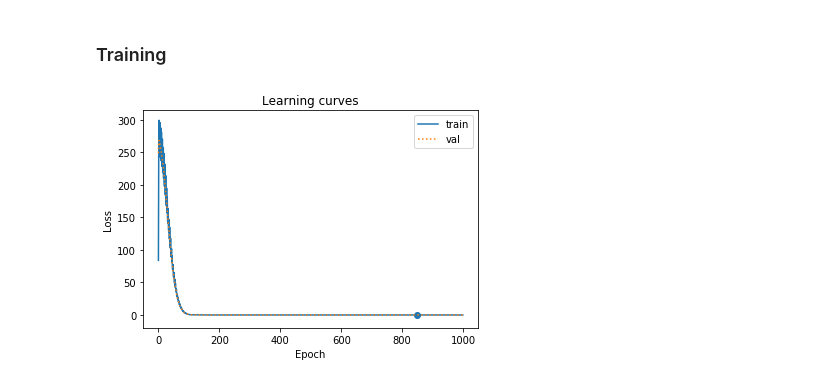
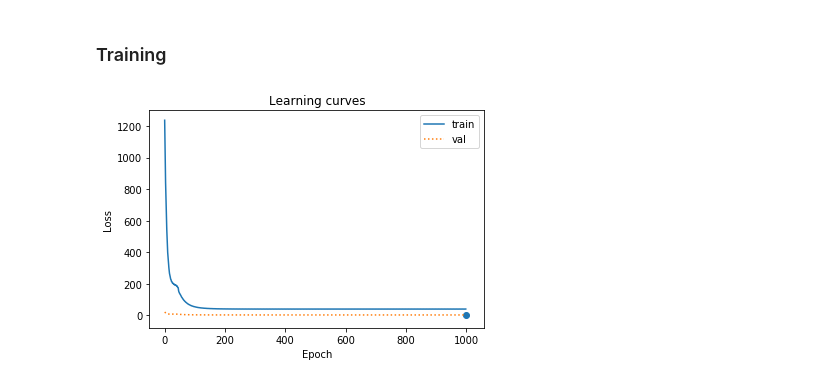
Before and after one commit to bugerry87/fcnn_scratch, a Jupyter notebook: NeuralNetwork.ipynb, the cells around one changed output. Cells and saved outputs as stored; diff of their text form; code cells hidden in the pictures.

```diff
--- a/NeuralNetwork.ipynb
+++ b/NeuralNetwork.ipynb
@@ -117,9 +113,9 @@ print(ReLU.d(np.array([1,-1,5,-5,0])))
 # %%
 import numpy as np
 class Sigmoid:
-    f = lambda x: 1 / (1 + np.exp(-x))
-    def d(x):
-        S = Sigmoid.f(x)
+    f = lambda z: 1 / (1 + np.exp(-z))
+    def d(z):
+        S = Sigmoid.f(z)
         return S * (1 - S)
     pass
 
@@ -313,10 +301,10 @@ def init_params(inp, outp, scale=1, bias=True, init_func=np.random.randn):
 
 def init_network(epochs, batch_size):
     nn = NeuralNetwork(
-        lambda: gen_data(train, epochs, batch_size),
-        lambda: gen_data(val, 1, 1),
+        lambda: gen_EE_data(train, epochs, batch_size),
+        lambda: gen_EE_data(val, 1, 1),
         SOS,
-        SOS
+        RMS
     )
 
     nn.In = FcLayer(init_params(15, 20, scale=2),
@@ -340,7 +328,7 @@ def init_network(epochs, batch_size):
                   clipping=True
                  )
 
-    nn.Out = FcLayer(init_params(10, 1, scale=1),
+    nn.Out = FcLayer(init_params(10, 2, scale=1),
                   Linear,
                   nn.Fc2.poll_forward,
                   nn.Fc2.push_backward,
@@ -348,16 +336,16 @@ def init_network(epochs, batch_size):
                  )
 
     # let's map the model to a dictionery for easy access
-    Model = {
+    nn.model = {
         'In':(nn.In.w, nn.In.b),
         'Fc1':(nn.Fc1.w, nn.Fc1.b),
         'Fc2':(nn.Fc2.w, nn.Fc2.b),
         'Out':(nn.Out.w, nn.Out.b)
     }
-    return nn, Model
+    return nn
 
 #test
-nn, Model = init_network(1, 1)
+nn = init_network(1, 1)
 # %% [markdown]
 ### Save and Load
 
@@ -388,7 +376,7 @@ def copy(nn, model):
 
 def save(model, name):
     with open(name, 'wb') as file:
-        pickle.dump(Model, file)
+        pickle.dump(model, file)
     pass
 
 def load(nn, name):
@@ -402,14 +390,21 @@ def load(nn, name):
     pass
 
 #test
-copy(nn, Model)
-save(Model, "test.pkl")
+copy(nn, nn.model)
+save(nn.model, "test.pkl")
 load(nn, "test.pkl")
 # %% [markdown]
 ### Training
 # %%
+import numpy as np
+#Setup some hyper-parameters
+epochs = 1000
+batch_size = 10
+lr = 1e-5
+lr_dec = 1e-5
+
 #reset the model
-nn, Model = init_network(1000, 100)
+nn = init_network(epochs, batch_size)
 
 def run_training(nn, lr, lr_dec):
     training = []
@@ -421,34 +416,34 @@ def run_training(nn, lr, lr_dec):
 
     for Z in nn.train(nn.Out, lr, lr_dec):
         cost += Z / train.shape[0]
         if nn.epoch > epoch:
             loss = 0
             epoch = nn.epoch
 
             for Zv in nn.val(nn.Out):
                 loss += Zv / val.shape[0]
 
             if best_loss is None or loss < best_loss:
                 best_loss = loss
                 best_epoch = epoch
-                copy(nn, Model)
+                copy(nn, nn.model)
 
             validation.append(loss)
             training.append(cost)
             cost = 0
     return training, validation, best_epoch, best_loss
 
-training, validation, best_epoch, best_loss = run_training(nn, 1e-2, 1e-5)
-save(Model, "checkpoint.pkl")
+training, validation, best_epoch, best_loss = run_training(nn, lr, lr_dec)
+save(nn.model, "checkpoint.pkl")
 ax = plt.figure().subplots(1)
 ax.plot(range(nn.epoch), training, label='train')
 ax.plot(range(nn.epoch), validation, ':', label='val')
 ax.scatter(best_epoch, best_loss)
 ax.set_xlabel("Epoch")
 ax.set_ylabel("Loss")
 plt.title("Learning curves")
 plt.legend()
 plt.show()
 print("Best Epoch:", best_epoch, "with a Loss of:", best_loss)
 # %% [output]
-[figure, old version]
+[figure, new version]
```
Also changed, not shown: parts of 17 cells of this notebook.
